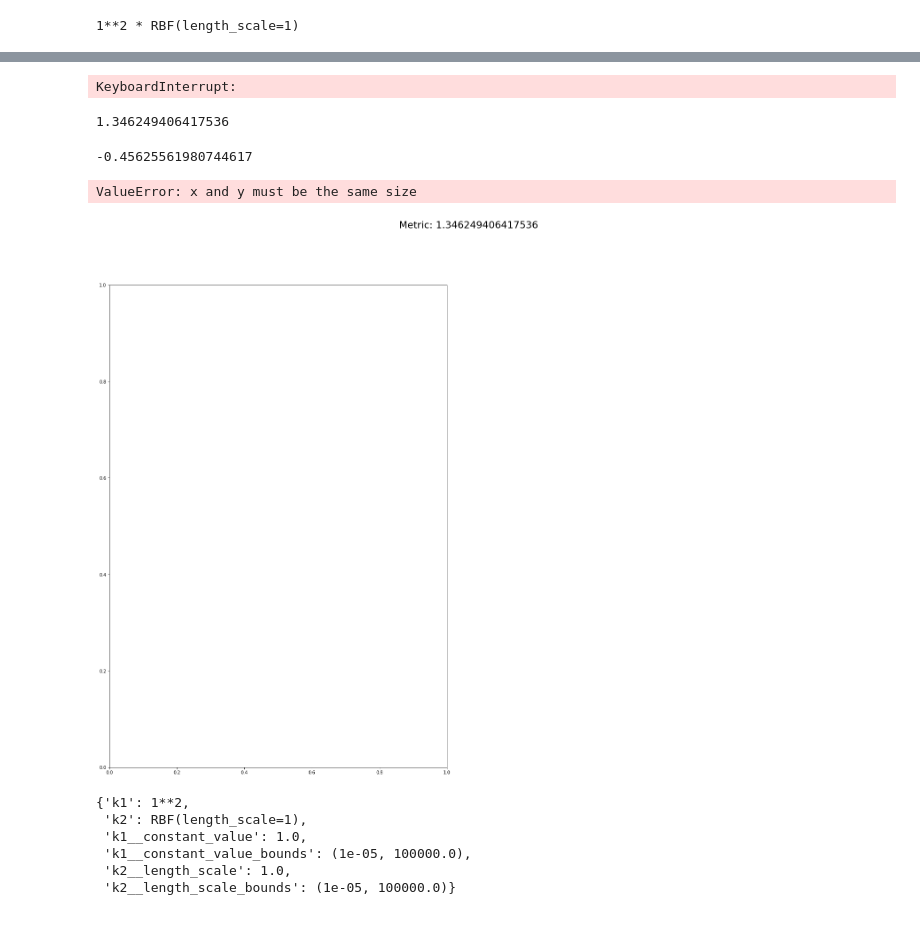
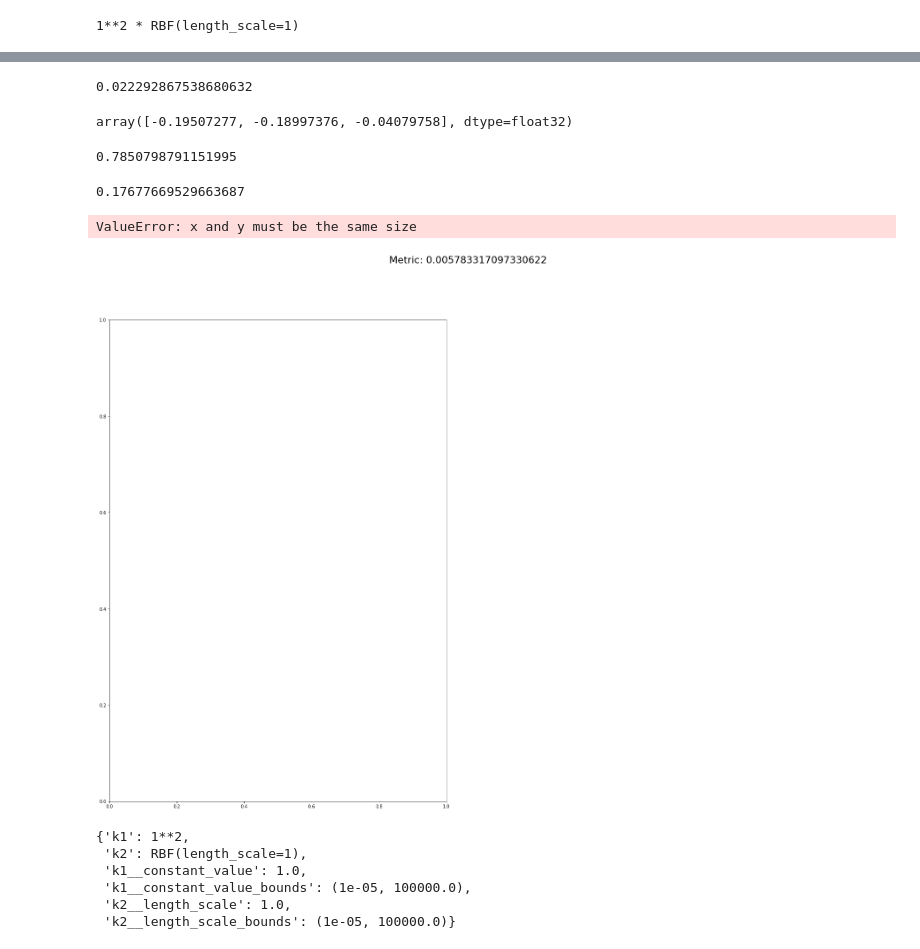
Before and after one commit to Alphonsce/Machine-learning-for-MD-project, a Jupyter notebook: gpr_sklearn.ipynb, the cells around one changed output, grey strips where cells are left out. Saved outputs shown, nothing was run; the diff lists cells and outputs as text; code cells hidden in the pictures.

```diff
--- a/gpr_sklearn.ipynb
+++ b/gpr_sklearn.ipynb
@@ -134,7 +151,7 @@ def formate_data_for_sklearn(data, size_cut=1):
     Y = np.stack(Y)
     return X, Y
 # %%
-my_kernel = ConstantKernel(1.0, constant_value_bounds=(1e-5, 1e5)) * RBF(1.0, length_scale_bounds=(1e-7, 1e2))  # пока фиксированные параметры
+my_kernel = ConstantKernel(1.0, constant_value_bounds=(1e-5, 1e5)) * RBF(1., length_scale_bounds="fixed")  # пока фиксированные параметры
 my_kernel
 # %% [output]
 1**2 * RBF(length_scale=1)
@@ -152,23 +173,29 @@ val_X, val_Y = formate_data_for_sklearn(val_data)
 # %%
-gpr = GaussianProcessRegressor(kernel=my_kernel, random_state=0, n_restarts_optimizer=10)
+gpr = GaussianProcessRegressor(kernel=my_kernel, random_state=0, n_restarts_optimizer=1)
 gpr.fit(train_X, train_Y)
 
 Y_pred = gpr.predict(val_X, return_std=False)
-# %% [output]
-KeyboardInterrupt:
 # %%
 mean_squared_error(val_Y, Y_pred)
 # %% [output]
-1.346249406417536
+0.022292867538680632
+# %%
+val_Y[5]
+# %% [output]
+array([-0.19507277, -0.18997376, -0.04079758], dtype=float32)
 # %%
 gpr.score(val_X, val_Y)
 # %% [output]
--0.45625561980744617
+0.7850798791151995
+# %%
+np.sqrt(0.005) / 0.4
+# %% [output]
+0.17677669529663687
 # %%
-make_predictions_and_plot(model=gpr, data=val_data, same_axis=False)
+make_predictions_and_plot(model=gpr, data=train_data, same_axis=False)
 # %% [output]
 ValueError: x and y must be the same size
-[figure, old version]
+[figure, new version]
 # %%
 gpr.kernel.get_params()
 # %% [output]
```
Also changed, not shown: parts of 4 cells of this notebook, 3 other files.
